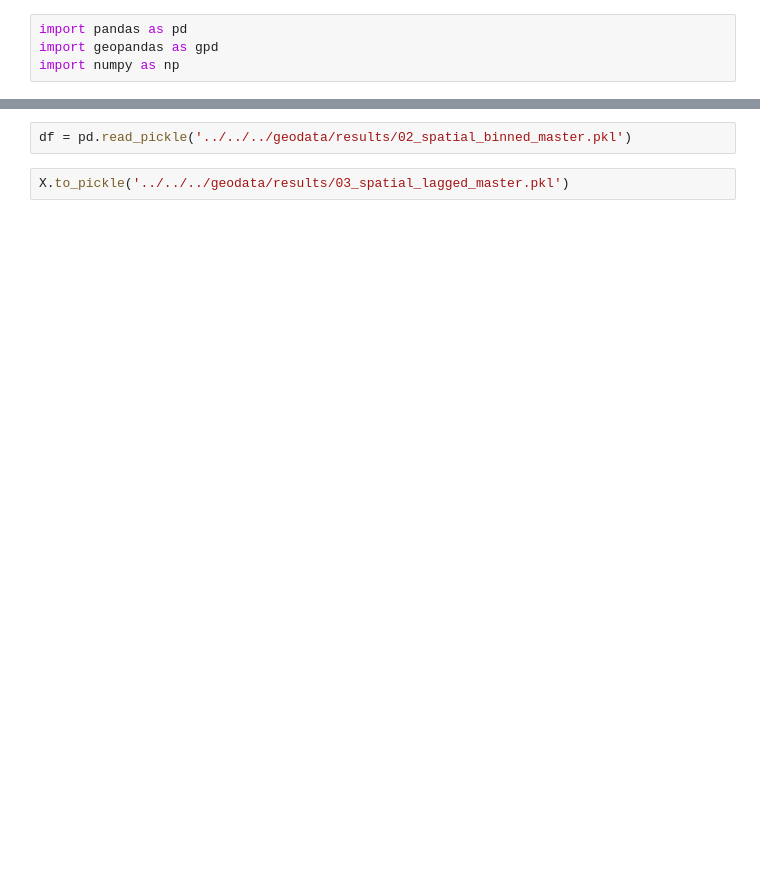
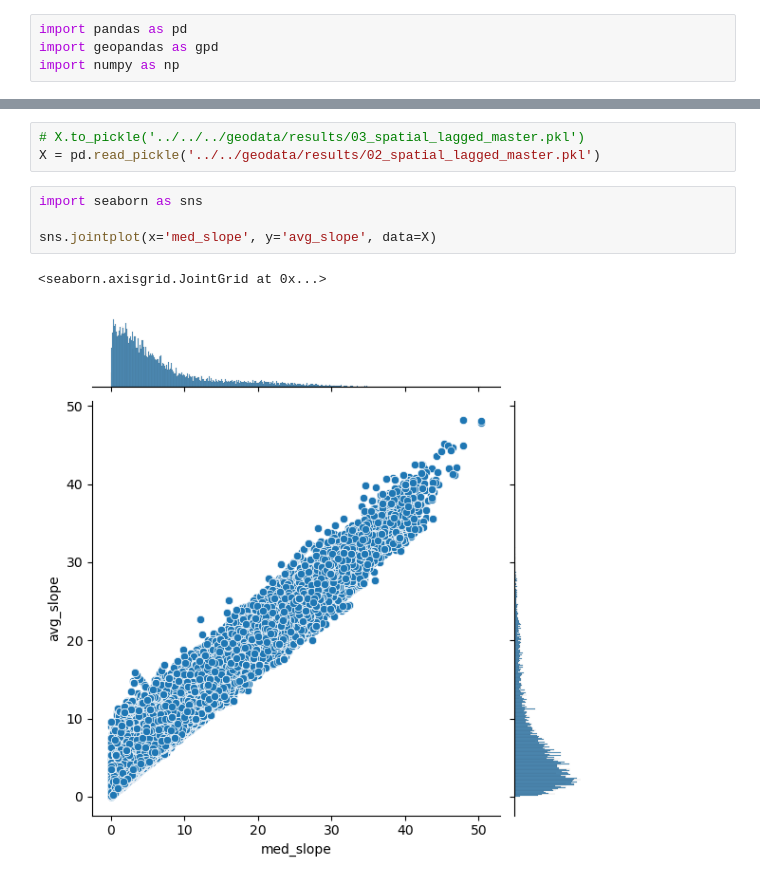
Before and after one commit to AdamSwietek/LUP_VisualCapital, a Jupyter notebook: notebooks/explore_vc/0_build_spatial_lag_metrics.ipynb, the cells around one changed output, grey strips where cells are left out. Drawn from its saved outputs; the diff is of its cells as text; blank space fills up the shorter version.

Commit message:
update spatial lag

```diff
--- a/notebooks/explore_vc/0_build_spatial_lag_metrics.ipynb
+++ b/notebooks/explore_vc/0_build_spatial_lag_metrics.ipynb
@@ -80,4 +52,10 @@ Wall time: 2.97 ms
 # %%
-df = pd.read_pickle('../../../geodata/results/02_spatial_binned_master.pkl')
+# X.to_pickle('../../../geodata/results/03_spatial_lagged_master.pkl')
+X = pd.read_pickle('../../geodata/results/02_spatial_lagged_master.pkl')
-# %%
-X.to_pickle('../../../geodata/results/03_spatial_lagged_master.pkl')
+# %%
+import seaborn as sns
+
+sns.jointplot(x='med_slope', y='avg_slope', data=X)
+# %% [output]
+<seaborn.axisgrid.JointGrid at 0x...>
+[figure, added]
```
Also changed, not shown: parts of 8 cells of this notebook, 2 other files.
